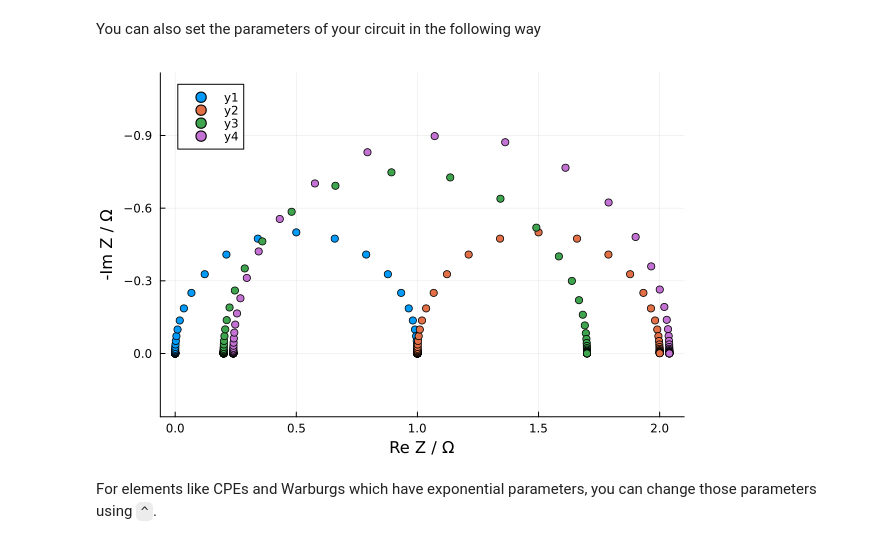
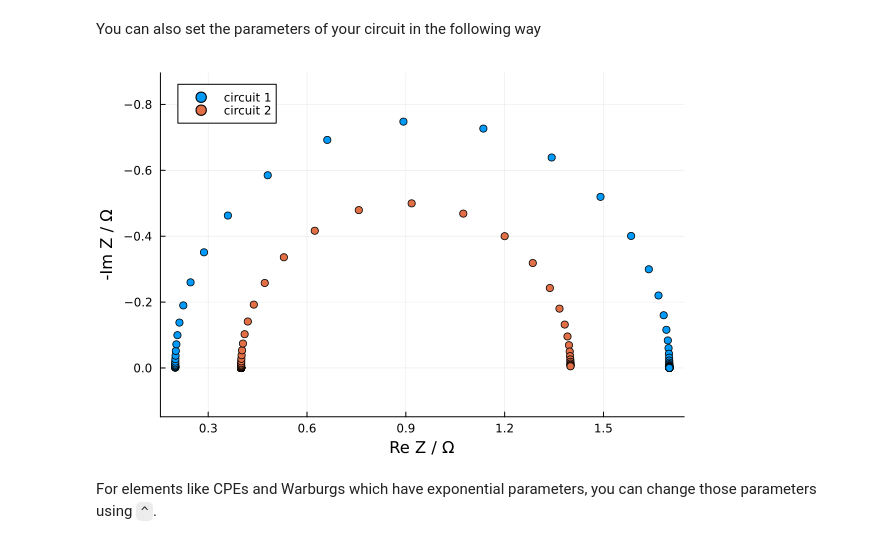
Before and after one commit to bdamerau/EISAnalysis.jl, a Jupyter notebook: Notebooks/Tutorial.ipynb, the cells around one changed output. Saved outputs shown, nothing was run; the diff lists cells and outputs as text; code cells hidden in the pictures.

Commit message:
Updating Visualizations

```diff
--- a/Notebooks/Tutorial.ipynb
+++ b/Notebooks/Tutorial.ipynb
@@ -37,11 +37,11 @@ plt = plot_Nyquist(parallel_circuit,combined_circuit)
 # %% [markdown]
 You can also set the parameters of your circuit in the following way
 # %%
-combined_circuit2 = 0.2r-1.5r/0.1c
-combined_circuit3 = 1.2combined_circuit2
-plot_Nyquist!(plt,combined_circuit2,combined_circuit3)
+combined_circuit2 = 0.2r-1.5r/1e-02c
+combined_circuit3 = 0.4r-r/5c
+plot_Nyquist(combined_circuit2,combined_circuit3,label = ["circuit 1", "circuit 2"])
 # %% [output]
-[figure, old version]
+[figure, new version]
 # %% [markdown]
 For elements like CPEs and Warburgs which have exponential parameters, you can change those parameters using `^`.
 # %%
```
Also changed, not shown: parts of 11 cells of this notebook, 2 other files.
